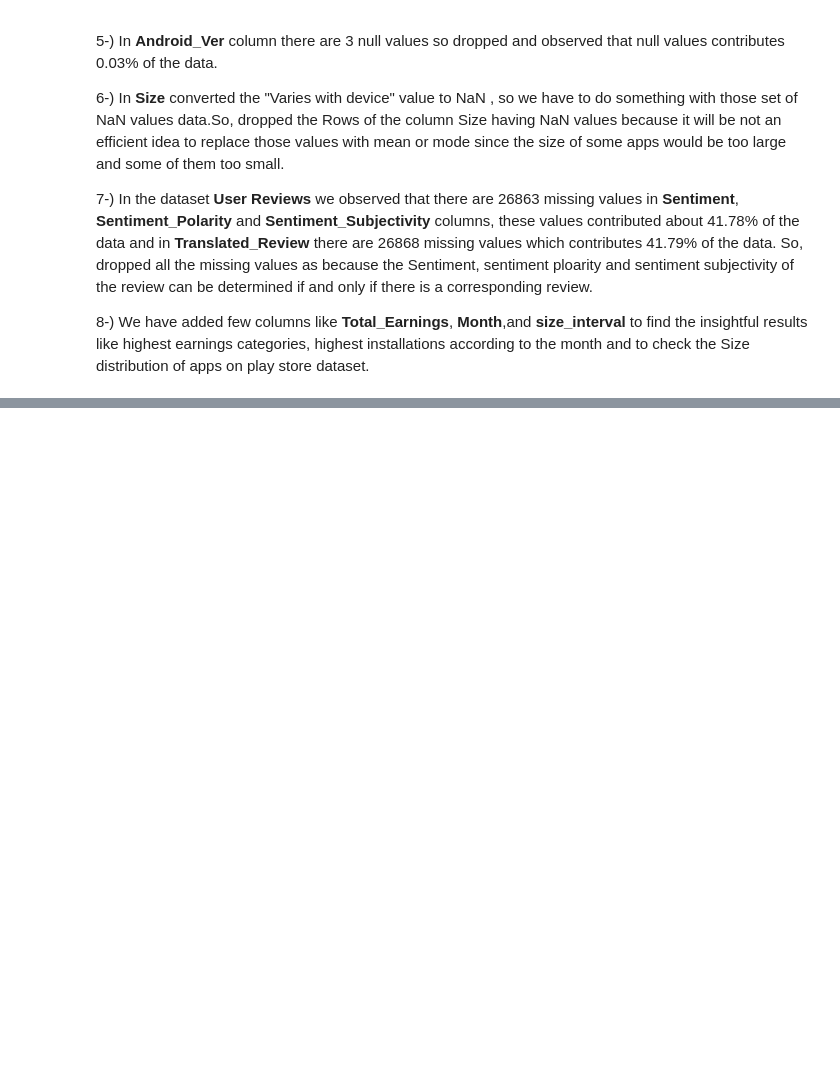
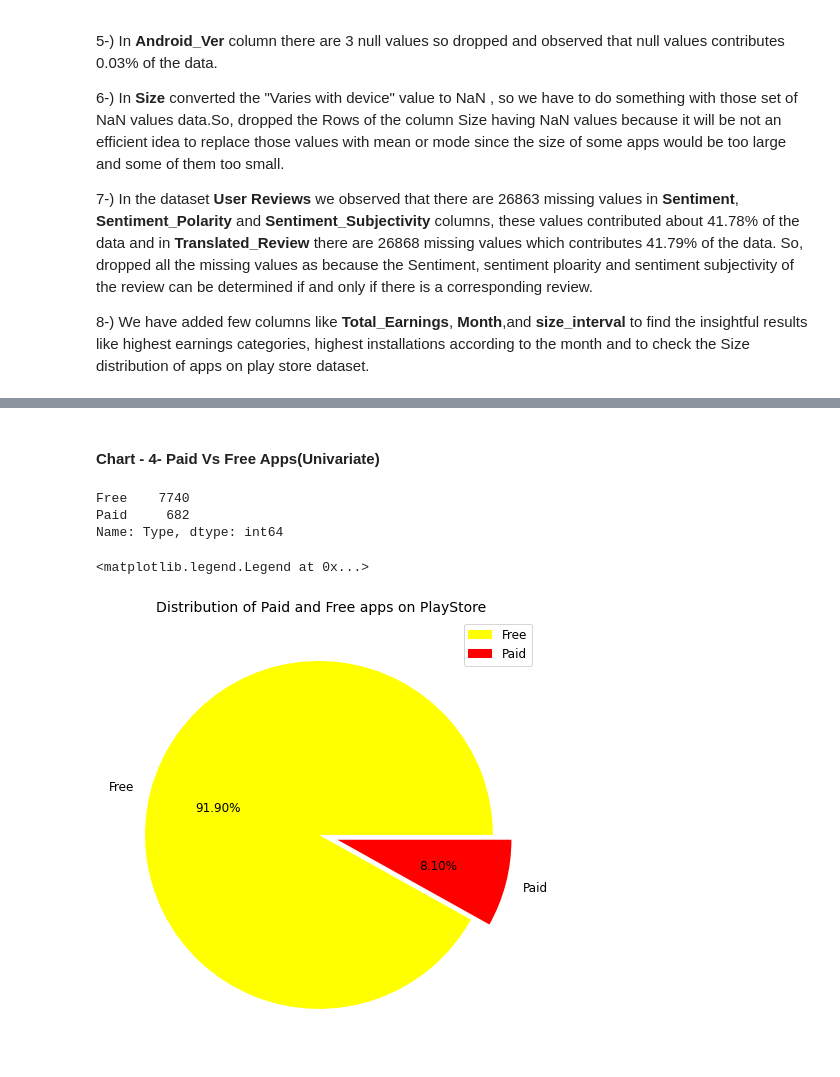
Before and after one commit to MohammadSarim/Capstone-Project-1-Play-Store-App-Review-Analysis, a Jupyter notebook: Capstone_Project_EDA_(PlayStore_App_Review_Analysis).ipynb, the cells around one changed output, grey strips where cells are left out. Drawn from its saved outputs; the diff is of its cells as text; code cells hidden in the pictures; blank space fills up the shorter version.

```diff
--- a/Capstone_Project_EDA_(PlayStore_App_Review_Analysis).ipynb
+++ b/Capstone_Project_EDA_(PlayStore_App_Review_Analysis).ipynb
@@ -1368,0 +1501,20 @@ We observed the following points related to both data set:-
+# %% [markdown]
+#### Chart - 4- Paid Vs Free Apps(Univariate)
+# %%
+# Chart - 4 visualization code
+print(Ratio_df)
+
+labels = ['Free', 'Paid']
+
+plt.figure(figsize=(8,8))
+explode=(0.01,0.1)
+colors = ['yellow','red']
+plt.pie(Ratio_df, labels = labels, colors = colors, autopct='%.2f%%',explode=explode,textprops={'fontsize': 12})
+plt.title('Distribution of Paid and Free apps on PlayStore',size=14,loc='center')
+plt.legend()
+# %% [output]
+Free    7740
+Paid     682
+Name: Type, dtype: int64
+<matplotlib.legend.Legend at 0x...>
+[figure, added]
```
Also changed, not shown: parts of 56 cells of this notebook.
